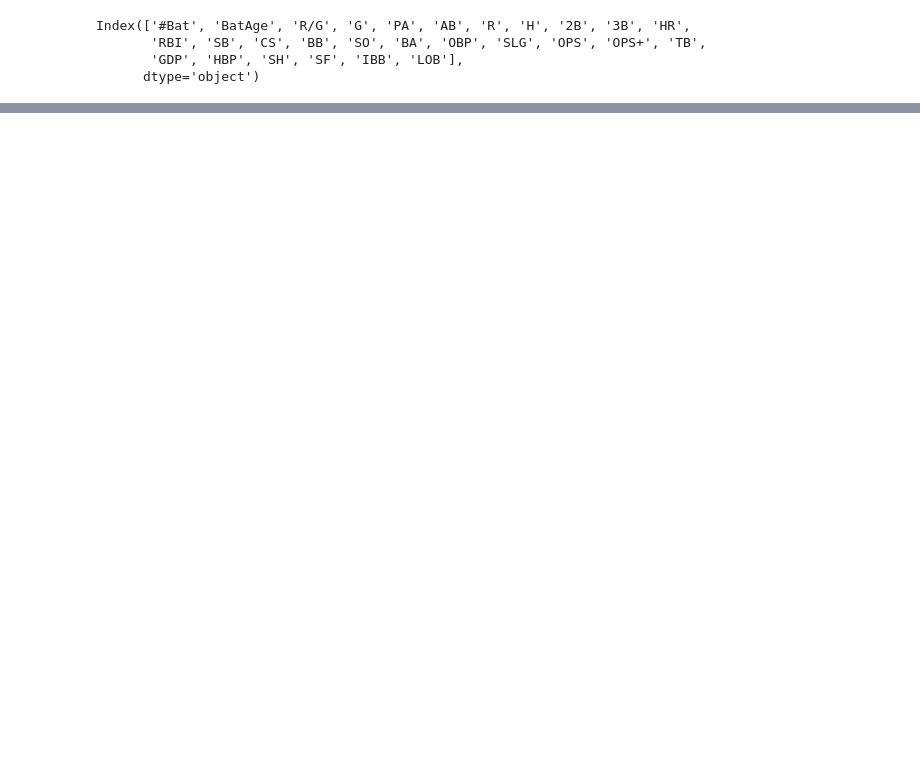
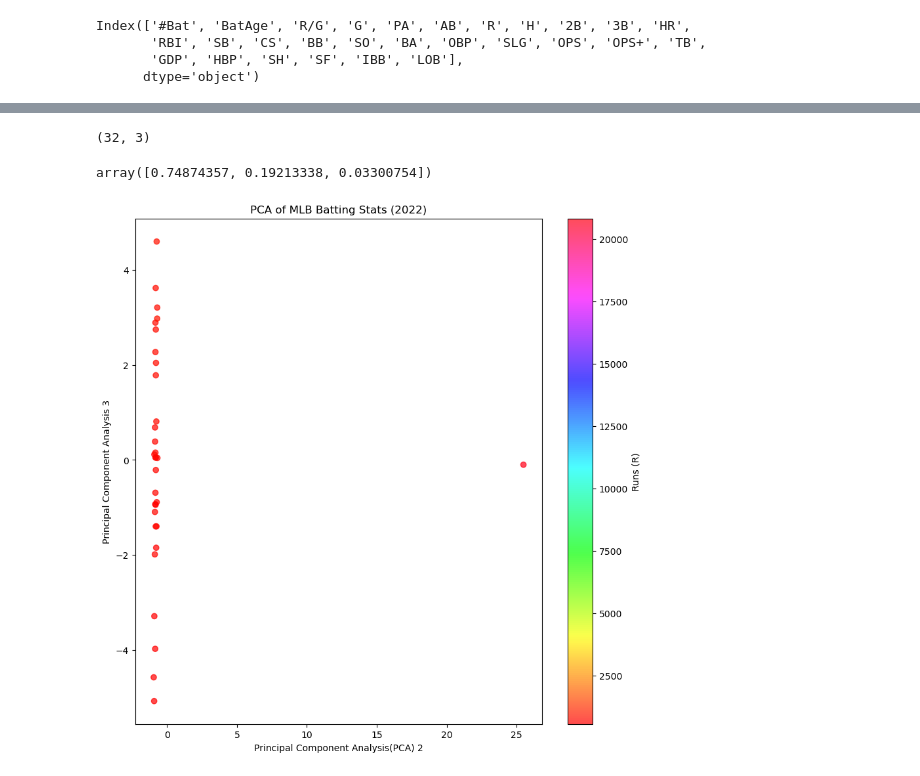
Before and after one commit to Ananay8425/Scikit-Learn, a Jupyter notebook: PCA-Analysis/pca-analysis.ipynb, the cells around one changed output, grey strips where cells are left out. Drawn from its saved outputs; the diff is of its cells as text; code cells hidden in the pictures; blank space fills up the shorter version.

```diff
--- a/PCA-Analysis/pca-analysis.ipynb
+++ b/PCA-Analysis/pca-analysis.ipynb
@@ -61,0 +248,4 @@ Index(['#Bat', 'BatAge', 'R/G', 'G', 'PA', 'AB', 'R', 'H', '2B', '3B', 'HR',
+# %%
+pca3c = PCA(n_components=3)
+X_pca3c = pca3c.fit_transform(X_scaled)
+X_pca3c
@@ -61,0 +270,19 @@ Index(['#Bat', 'BatAge', 'R/G', 'G', 'PA', 'AB', 'R', 'H', '2B', '3B', 'HR',
+# %%
+X_pca3c.shape
+# %% [output]
+(32, 3)
+# %%
+pca3c.explained_variance_ratio_
+# %% [output]
+array([0.74874357, 0.19213338, 0.03300754])
+# %%
+plt.figure(figsize=(10, 10))
+scatter = plt.scatter(X_pca3c[:, 0], X_pca3c[:, 1],
+                    c=df['R'], cmap="hsv", alpha=0.7)
+plt.xlabel('Principal Component Analysis(PCA) 2')
+plt.ylabel('Principal Component Analysis 3')
+plt.title('PCA of MLB Batting Stats (2022)')
+plt.colorbar(scatter, label='Runs (R)')
+plt.show()
+# %% [output]
+[figure, added]
```
Also changed, not shown: parts of 22 cells of this notebook.
